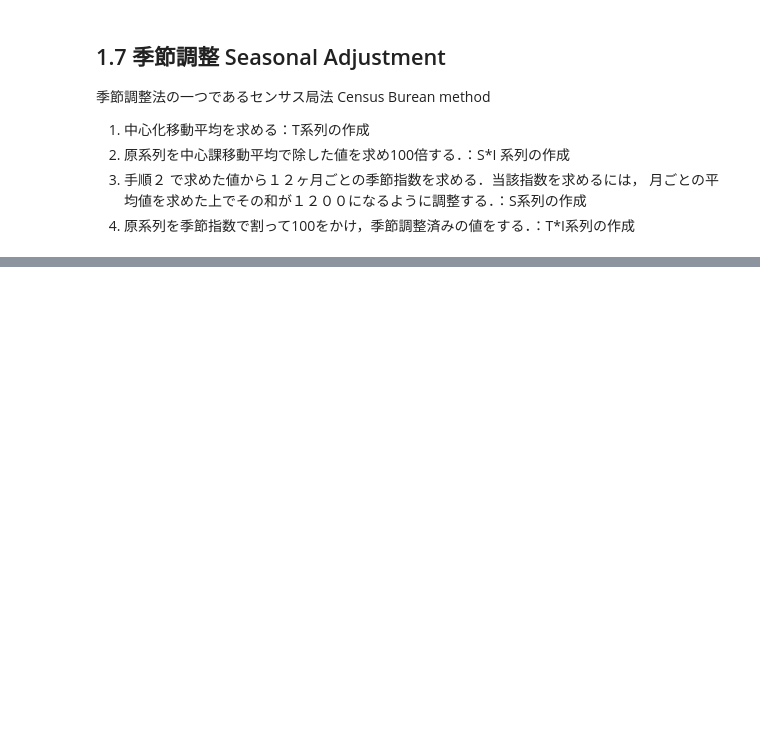
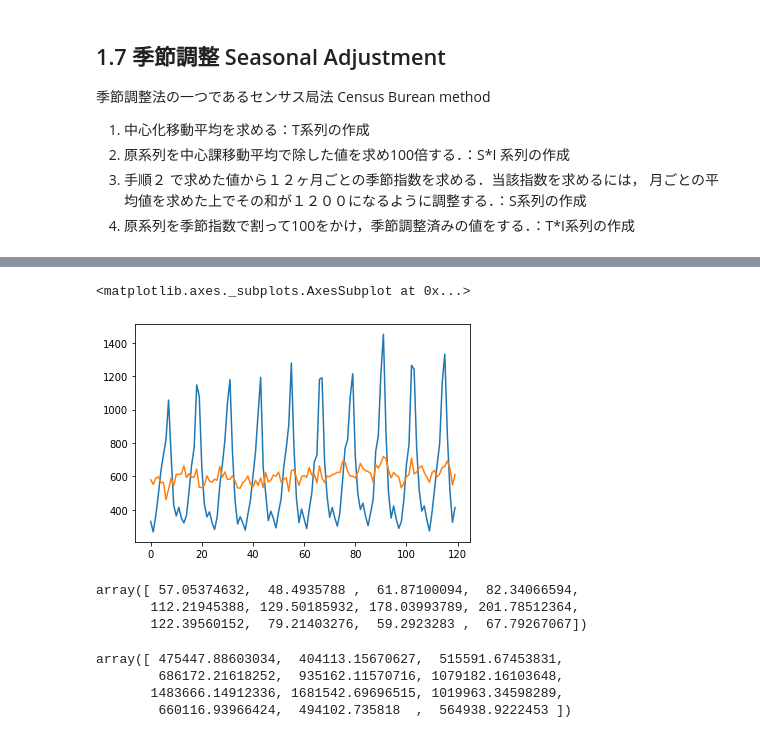
Before and after one commit to Hidenaga41/timeseries, a Jupyter notebook: Timeseries1.ipynb, the cells around one changed output, grey strips where cells are left out. Saved outputs shown, nothing was run; the diff lists cells and outputs as text; code cells hidden in the pictures; blank space fills up the shorter version.

```diff
--- a/Timeseries1.ipynb
+++ b/Timeseries1.ipynb
@@ -115,0 +246,6 @@ df_cma.plot()
+# %%
+#加算結果の各月平均
+s_index /= counter
+# %%
+#全体を１２００に合わせ季節指数を計算
+s_index = s_index / s_index.sum() * 1200
@@ -115,0 +258,5 @@ df_cma.plot()
+# %%
+# 季節指数を原系列の要素と対応させる
+# 原系列のスタートが１月なので， numpy.tile で１２ヶ月分の季節指数を繰り返す(np.tile)だけでよい
+tiled_s_index = np.tile(s_index, len(orig_div_cma )// 12)
+print('tiled_s_index: ', tiled_s_index)
@@ -115,0 +293,4 @@ df_cma.plot()
+# %%
+# 季節調整済み系列の計算
+df_adjusted_series = df_ice['アイスクリーム'] / tiled_s_index *100
+df_adjusted_series
@@ -115,0 +310,22 @@ df_cma.plot()
+# %%
+df_ice['アイスクリーム'].plot()
+df_adjusted_series.plot()
+# %% [output]
+<matplotlib.axes._subplots.AxesSubplot at 0x...>
+[figure, added]
+# %%
+# 1.7.3 季節指数Seasonal Index の意味
+# 100を一年の平均値と考えた時の各月の季節効果を含んだ相対的な値
+s_index
+# %% [output]
+array([ 57.05374632,  48.4935788 ,  61.87100094,  82.34066594,
+       112.21945388, 129.50185932, 178.03993789, 201.78512364,
+       122.39560152,  79.21403276,  59.2923283 ,  67.79267067])
+# %%
+month_object = 10000000/1200*s_index
+month_object
+# %% [output]
+array([ 475447.88603034,  404113.15670627,  515591.67453831,
+        686172.21618252,  935162.11570716, 1079182.16103648,
+       1483666.14912336, 1681542.69696515, 1019963.34598289,
+        660116.93966424,  494102.735818  ,  564938.9222453 ])
```
Also changed, not shown: parts of 28 cells of this notebook.
